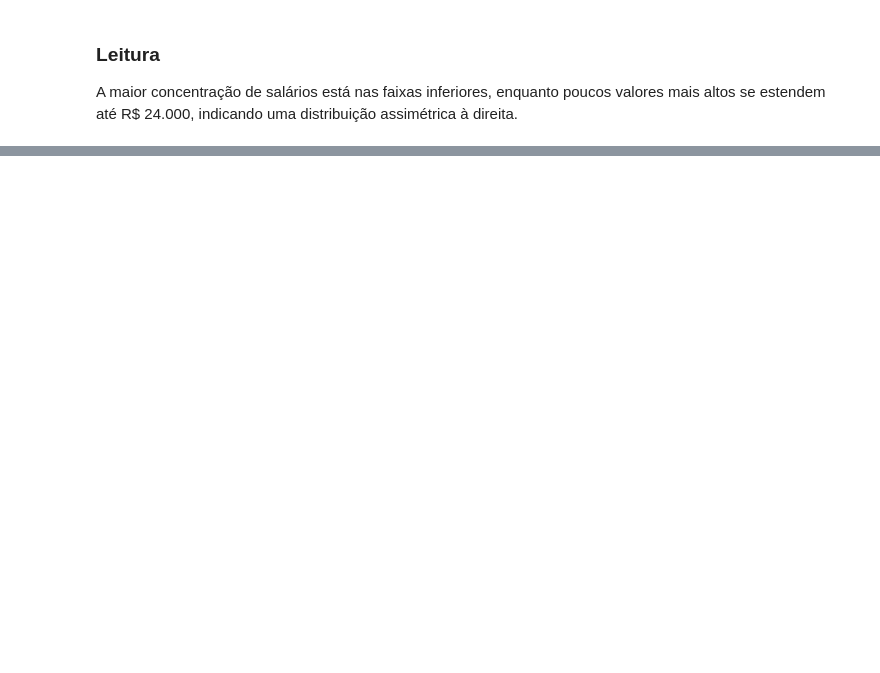
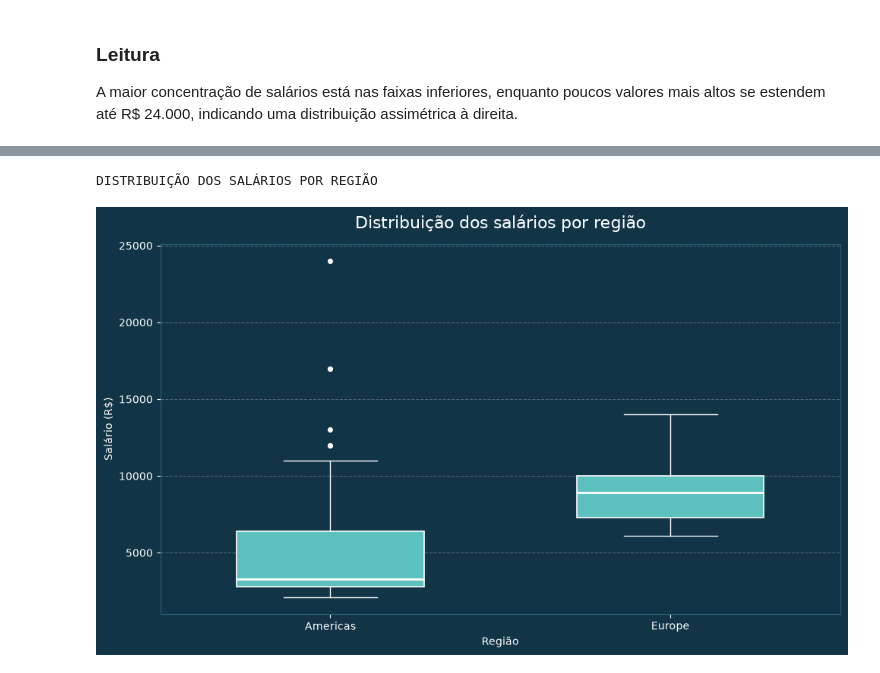
Before and after one commit to mlsfinternacional-cpu/07_Projeto_Avaliativo_MariaLauraCorreaDaSilva_T3, a Jupyter notebook: notebooks/analise_rh.ipynb, the cells around one changed output, grey strips where cells are left out. Saved outputs shown, nothing was run; the diff lists cells and outputs as text; code cells hidden in the pictures; blank space fills up the shorter version.

```diff
--- a/notebooks/analise_rh.ipynb
+++ b/notebooks/analise_rh.ipynb
@@ -403,0 +678,77 @@ A maior concentração de salários está nas faixas inferiores, enquanto poucos
+# %%
+print("DISTRIBUIÇÃO DOS SALÁRIOS POR REGIÃO")
+
+# Remove o registro sem região apenas para a visualização
+df_boxplot = df_query2.dropna(subset=["REGION_NAME"])
+
+# Ordem das regiões pela quantidade de funcionários
+ordem_regioes = df_boxplot["REGION_NAME"].value_counts().index
+
+# Dados para o boxplot
+dados_regiao = [
+    df_boxplot.loc[df_boxplot["REGION_NAME"] == regiao, "SALARY"]
+    for regiao in ordem_regioes
+]
+
+# Figura
+fig, ax = plt.subplots(figsize=(10, 6))
+
+# Boxplot
+box = ax.boxplot(dados_regiao, patch_artist=True, widths=0.55, showfliers=True)
+
+# Nomes das regiões
+ax.set_xticks(range(1, len(ordem_regioes) + 1))
+ax.set_xticklabels(ordem_regioes)
+
+# Cores das caixas
+for patch in box["boxes"]:
+    patch.set_facecolor("#5BC0BE")
+    patch.set_edgecolor("#FFFFFF")
+    patch.set_linewidth(1.2)
+
+# Medianas
+for median in box["medians"]:
+    median.set_color("#FFFFFF")
+    median.set_linewidth(2)
+
+# Bigodes
+for whisker in box["whiskers"]:
+    whisker.set_color("#FFFFFF")
+
+# Limites dos bigodes
+for cap in box["caps"]:
+    cap.set_color("#FFFFFF")
+
+# Valores extremos
+for flier in box["fliers"]:
+    flier.set_marker("o")
+    flier.set_markerfacecolor("#FFFFFF")
+    flier.set_markeredgecolor("#FFFFFF")
+    flier.set_markersize(4)
+
+# Fundo — padrão dos gráficos anteriores
+fig.patch.set_facecolor("#123447")
+ax.set_facecolor("#123447")
+
+# Título
+ax.set_title("Distribuição dos salários por região", fontsize=16, color="white", pad=15)
+
+# Eixos
+ax.set_xlabel("Região", color="white")
+ax.set_ylabel("Salário (R$)", color="white")
+
+ax.tick_params(axis="x", colors="white")
+ax.tick_params(axis="y", colors="white")
+
+# Grade
+ax.grid(axis="y", linestyle="--", alpha=0.25, color="white")
+
+# Bordas
+for spine in ax.spines.values():
+    spine.set_color("#2A6178")
+
+plt.tight_layout()
+plt.show()
+# %% [output]
+DISTRIBUIÇÃO DOS SALÁRIOS POR REGIÃO
+[figure, added]
```
Also changed, not shown: parts of 29 cells of this notebook.
